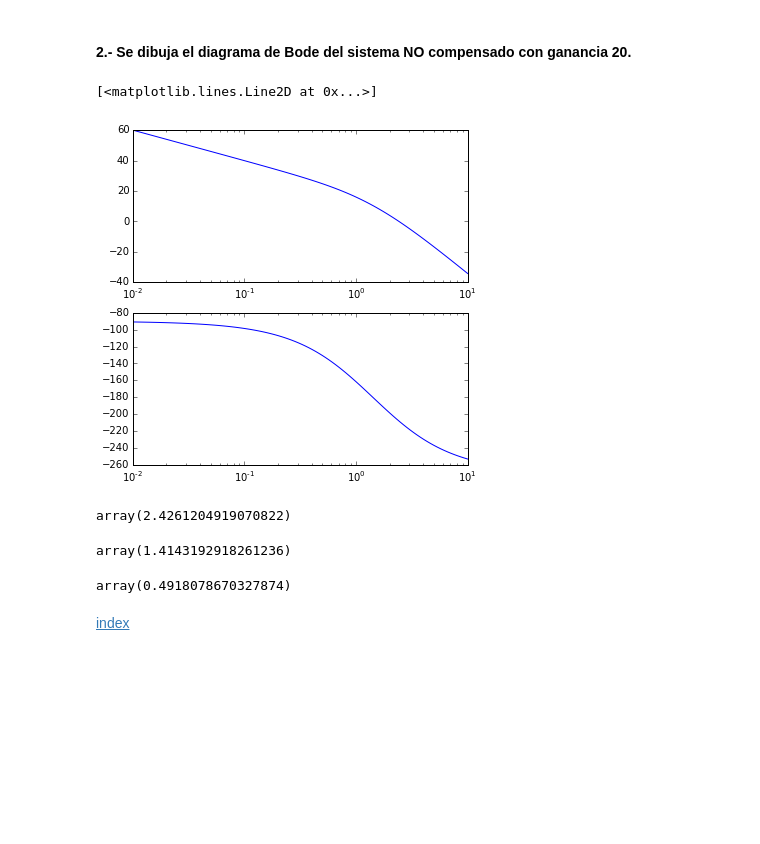
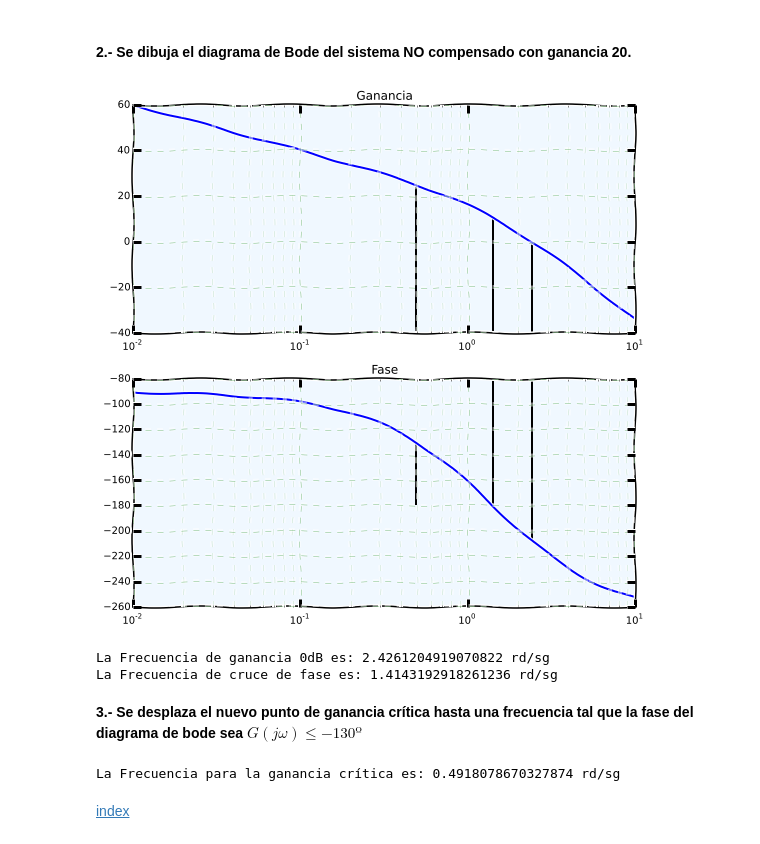
Before and after one commit to estevaofv/apuntes_automatica_II, a Jupyter notebook: Tecnica_de_compensacion_retraso-adelanto.ipynb, the cells around one changed output. Drawn from its saved outputs; the diff is of its cells as text; code cells hidden in the pictures; blank space fills up the shorter version.

```diff
--- a/Tecnica_de_compensacion_retraso-adelanto.ipynb
+++ b/Tecnica_de_compensacion_retraso-adelanto.ipynb
@@ -60,29 +60,33 @@ Eq(limit(s*G,s,0),10)
 K=20
 # %% [markdown]
 #### 2.- Se dibuja el diagrama de Bode del sistema NO compensado con ganancia 20.
-# %%
-sys_G = signal.lti([K],[1,3,2,0])
-#sys_G
-w, mag, phase = signal.bode(sys_G) # Diagrama de bode: frecuencias, magnitud y fase
-fig, (ax1, ax2) = plt.subplots(2, 1, figsize=(6, 6))
-ax1.semilogx(w,mag) # Eje x logarítmico
-ax2.semilogx(w, phase) # Eje x logarítmico
-# %% [output]
-[<matplotlib.lines.Line2D at 0x...>]
-[figure, removed]
-# %%
-M_G = interpolate.interp1d(mag,w)
-cruce_ganancia =M_G(0)
-cruce_ganancia
-# %% [output]
-array(2.4261204919070822)
-# %%
-M_f = interpolate.interp1d(phase,w)
-cruce_fase = M_f(-180)
-cruce_fase
-# %% [output]
-array(1.4143192918261236)
-# %%
-M_f(-130)
-# %% [output]
-array(0.4918078670327874)
+# %%
+sys_G = signal.lti([K],[1,3,2,0])
+#sys_G
+w, mag, phase = signal.bode(sys_G) # Diagrama de bode: frecuencias, magnitud y fase
+#from matplotlib.pyplot import setp
+# Añadiendo un toke 'comic'o
+with plt.xkcd():
+    fig, (ax1, ax2) = plt.subplots(2, 1, figsize=(9, 9))
+    ax1.set_title('Ganancia')
+    ax2.set_title('Fase')
+
+    ax1.grid(color='g', linestyle='--', linewidth=0.5, alpha=0.5,which='major')
+    ax1.grid(color='g', linestyle='--', linewidth=0.2, alpha=0.5,which='minor')
+
+    ax2.grid(color='g', linestyle='--', linewidth=0.5, alpha=0.5,which='major')
+    ax2.grid(color='g', linestyle='--', linewidth=0.2, alpha=0.5,which='minor')
+    ax1.vlines(2.4261204919070822, -40, 0, colors=u'k', linestyles=u'solid', label=u'cruce de ganancia')
+    ax2.vlines(2.4261204919070822, -208.0638941971434,-80, colors=u'k', linestyles=u'solid', label=u'cruce de ganancia')
+    ax1.vlines(1.4143192918261236, -40, 10.456997824165, colors=u'k', linestyles=u'solid', label=u'cruce de fase')
+    ax2.vlines(1.4143192918261236, -180,-80, colors=u'k', linestyles=u'solid', label=u'cruce de fase')
+    ax1.vlines(0.4918078670327874, -40, 24.970845855303466, colors=u'k', linestyles=u'solid', label=u'nueva ganancia crítica')
+    ax2.vlines(0.4918078670327874, -180,-130, colors=u'k', linestyles=u'solid', label=u'nueva ganancia critica')
+    ax1.semilogx(w,mag) # Eje x logarítmico
+    ax2.semilogx(w, phase) # Eje x logarítmico
+
+    ax1.set_axis_bgcolor('aliceblue')
+    ax2.set_axis_bgcolor('aliceblue')
+#ax1.set_axis_bgcolor?
+# %% [output]
+[figure, added]
@@ -89,2 +98,14 @@ array(0.4918078670327874)
+# %%
+print("La Frecuencia de ganancia 0dB es: {} rd/sg".format(M_W(0)))
+print("La Frecuencia de cruce de fase es: {} rd/sg".format(P_W(-180)))
+# %% [output]
+La Frecuencia de ganancia 0dB es: 2.4261204919070822 rd/sg
+La Frecuencia de cruce de fase es: 1.4143192918261236 rd/sg
+# %% [markdown]
+**3.- Se desplaza el nuevo punto de ganancia crítica hasta una frecuencia tal que la fase del diagrama de bode sea $G(j\omega)\leq-130º$**
+# %%
+print("La Frecuencia para la ganancia crítica es: {} rd/sg".format(P_W(-130)))
+# %% [output]
+La Frecuencia para la ganancia crítica es: 0.4918078670327874 rd/sg
 # %% [markdown]
 [index](index.ipynb)
```
Also changed, not shown: parts of 2 cells of this notebook.
